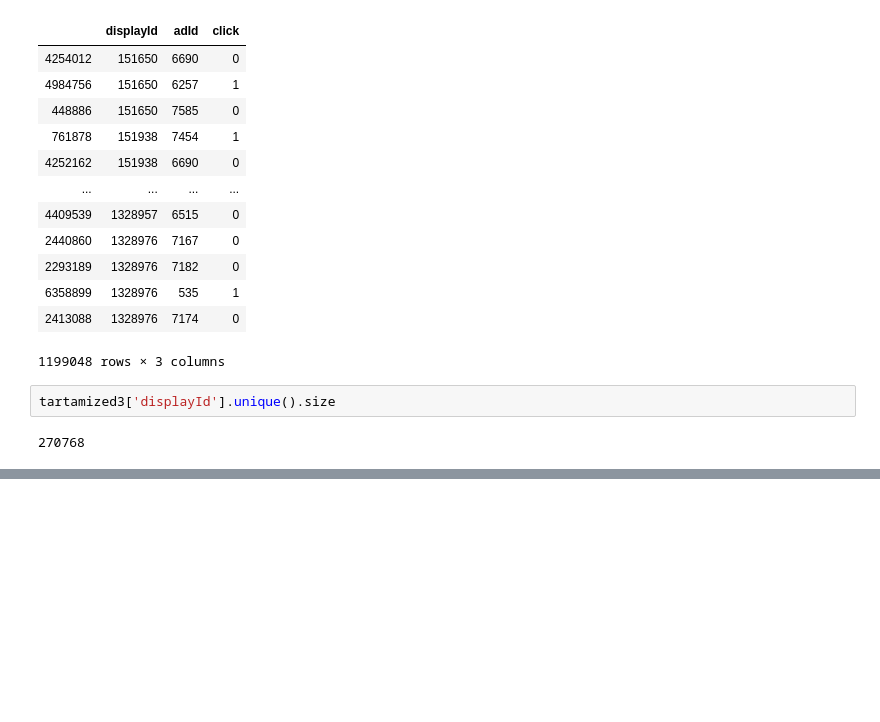
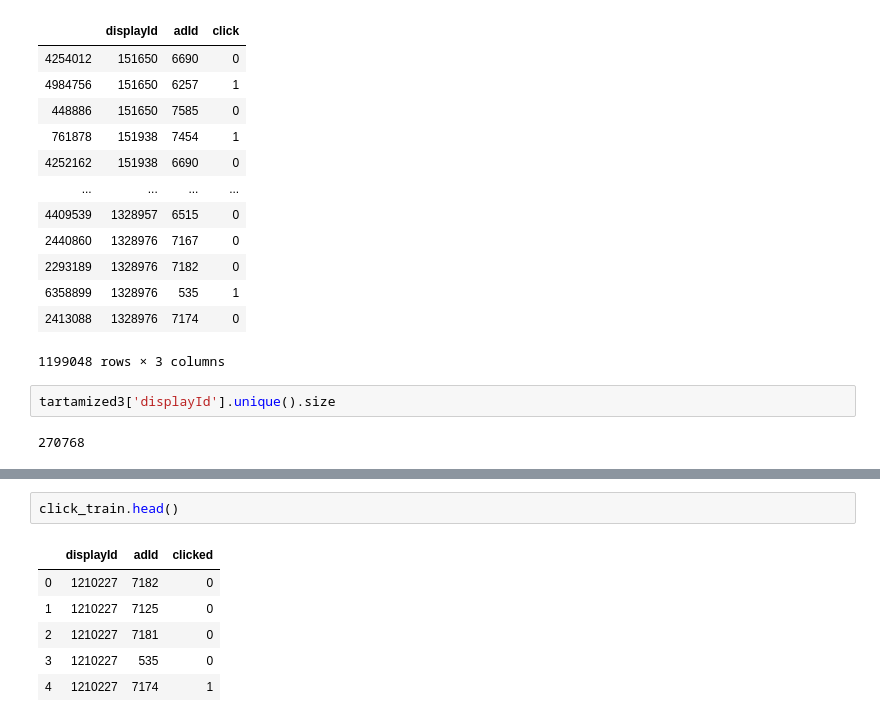
Before and after one commit to kooranifar/komboze, a Jupyter notebook: randomlyFilled.ipynb, the cells around one changed output, grey strips where cells are left out. Cells and saved outputs as stored; diff of their text form; blank space fills up the shorter version.

```diff
--- a/randomlyFilled.ipynb
+++ b/randomlyFilled.ipynb
@@ -632,0 +680,9 @@ KeyboardInterrupt:
+# %%
+click_train.head()
+# %% [output]
+|  | displayId | adId | clicked |
+| 0 | 1210227 | 7182 | 0 |
+| 1 | 1210227 | 7125 | 0 |
+| 2 | 1210227 | 7181 | 0 |
+| 3 | 1210227 | 535 | 0 |
+| 4 | 1210227 | 7174 | 1 |
```
Also changed, not shown: parts of 24 cells of this notebook, 4 other files.
